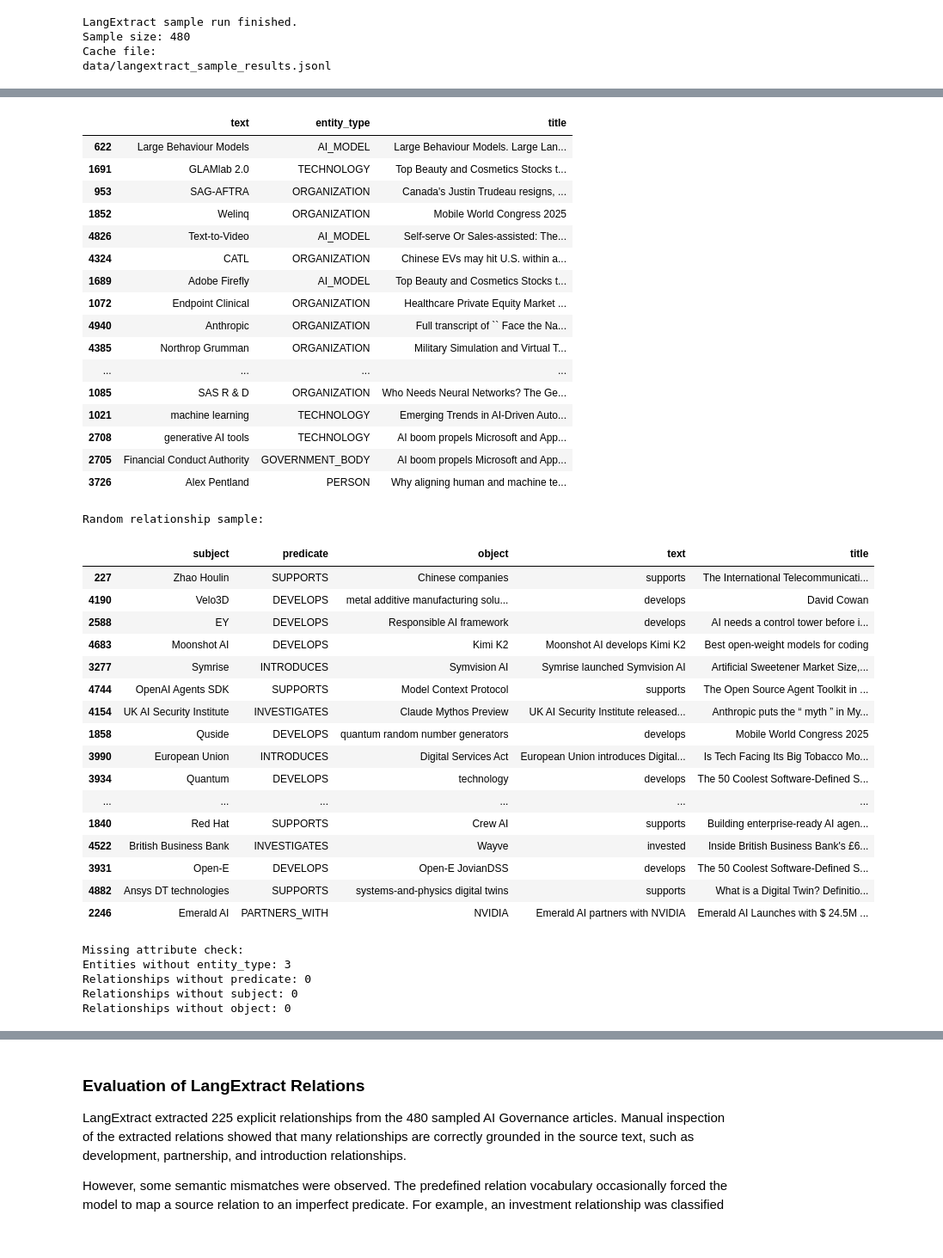
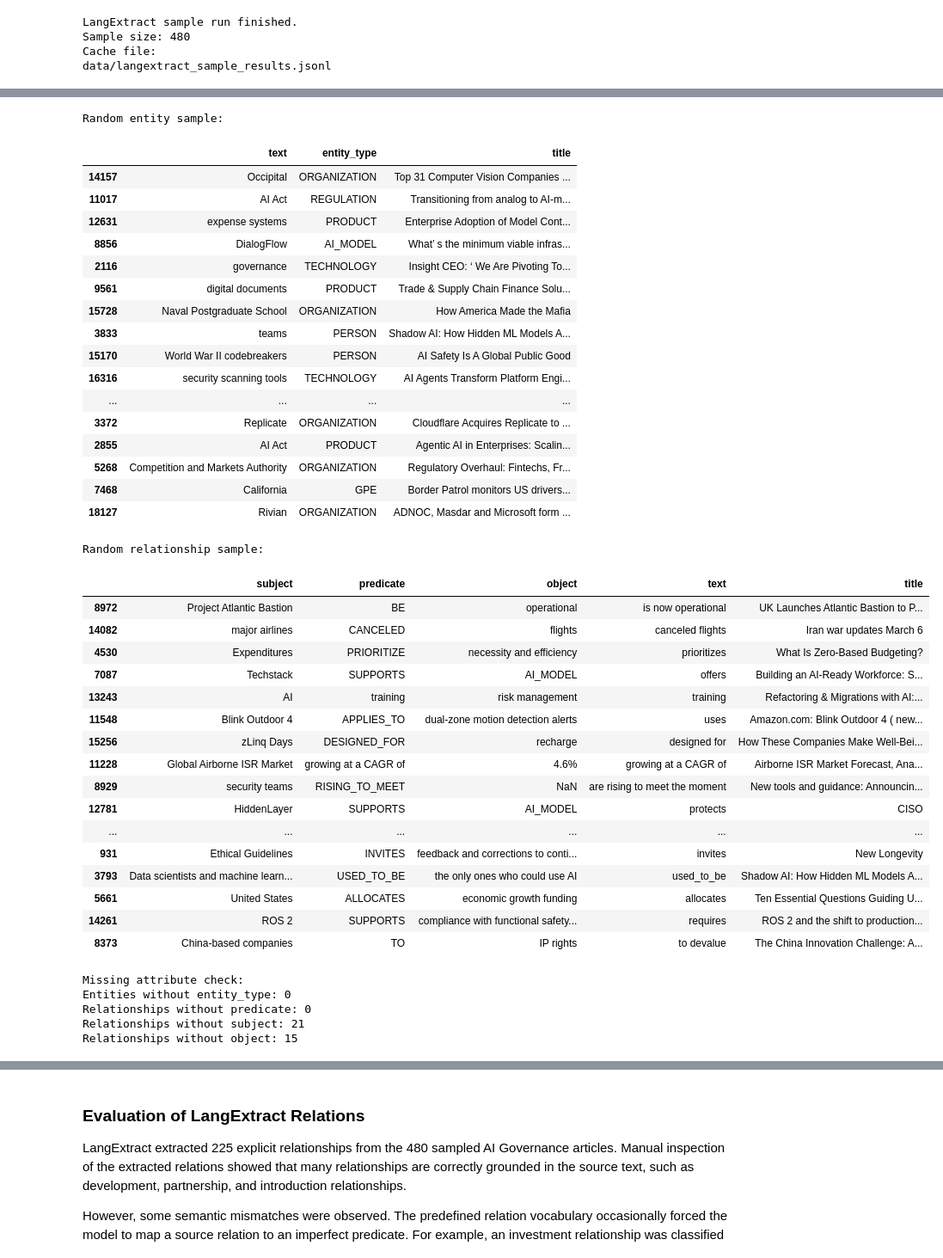
Before and after one commit to Pascingo/CTA-media-analysis, a Jupyter notebook: 01_Stage1_CLT.ipynb, the cells around one changed output, grey strips where cells are left out. Shown at 86% size. Saved outputs shown, nothing was run; the diff lists cells and outputs as text; code cells hidden in the pictures.

```diff
--- a/01_Stage1_CLT.ipynb
+++ b/01_Stage1_CLT.ipynb
@@ -1507,6 +1506,12 @@ Cache file:
 data/langextract_sample_results.jsonl
 # %%
 # Evaluate LangExtract results
+# Results of the local run (Ollama, gemma3:4b, 25 articles per month)
+LANGEXTRACT_CACHE_FILE = os.path.join(DATA_FOLDER, "langextract_ollama_25pm.jsonl")
+
+LANGEXTRACT_CACHE_FILE = "data/langextract_ollama_25pm.jsonl"
+
+
 # Load cached LangExtract records
 langextract_records = []
 
@@ -1769,43 +1783,44 @@ Random entity sample:
+Random entity sample:
 |  | text | entity_type | title |
-| 622 | Large Behaviour Models | AI_MODEL | Large Behaviour Models. Large Lan... |
-| 1691 | GLAMlab 2.0 | TECHNOLOGY | Top Beauty and Cosmetics Stocks t... |
-| 953 | SAG-AFTRA | ORGANIZATION | Canada's Justin Trudeau resigns, ... |
-| 1852 | Welinq | ORGANIZATION | Mobile World Congress 2025 |
-| 4826 | Text-to-Video | AI_MODEL | Self-serve Or Sales-assisted: The... |
-| 4324 | CATL | ORGANIZATION | Chinese EVs may hit U.S. within a... |
-| 1689 | Adobe Firefly | AI_MODEL | Top Beauty and Cosmetics Stocks t... |
-| 1072 | Endpoint Clinical | ORGANIZATION | Healthcare Private Equity Market ... |
-| 4940 | Anthropic | ORGANIZATION | Full transcript of `` Face the Na... |
-| 4385 | Northrop Grumman | ORGANIZATION | Military Simulation and Virtual T... |
+| 14157 | Occipital | ORGANIZATION | Top 31 Computer Vision Companies ... |
+| 11017 | AI Act | REGULATION | Transitioning from analog to AI-m... |
+| 12631 | expense systems | PRODUCT | Enterprise Adoption of Model Cont... |
+| 8856 | DialogFlow | AI_MODEL | What’ s the minimum viable infras... |
+| 2116 | governance | TECHNOLOGY | Insight CEO: ‘ We Are Pivoting To... |
+| 9561 | digital documents | PRODUCT | Trade & Supply Chain Finance Solu... |
+| 15728 | Naval Postgraduate School | ORGANIZATION | How America Made the Mafia |
+| 3833 | teams | PERSON | Shadow AI: How Hidden ML Models A... |
+| 15170 | World War II codebreakers | PERSON | AI Safety Is A Global Public Good |
+| 16316 | security scanning tools | TECHNOLOGY | AI Agents Transform Platform Engi... |
 | ... | ... | ... | ... |
-| 1085 | SAS R & D | ORGANIZATION | Who Needs Neural Networks? The Ge... |
-| 1021 | machine learning | TECHNOLOGY | Emerging Trends in AI-Driven Auto... |
-| 2708 | generative AI tools | TECHNOLOGY | AI boom propels Microsoft and App... |
-| 2705 | Financial Conduct Authority | GOVERNMENT_BODY | AI boom propels Microsoft and App... |
-| 3726 | Alex Pentland | PERSON | Why aligning human and machine te... |
+| 3372 | Replicate | ORGANIZATION | Cloudflare Acquires Replicate to ... |
+| 2855 | AI Act | PRODUCT | Agentic AI in Enterprises: Scalin... |
+| 5268 | Competition and Markets Authority | ORGANIZATION | Regulatory Overhaul: Fintechs, Fr... |
+| 7468 | California | GPE | Border Patrol monitors US drivers... |
+| 18127 | Rivian | ORGANIZATION | ADNOC, Masdar and Microsoft form ... |
-Random relationship sample:
+Random relationship sample:
 |  | subject | predicate | object | text | title |
-| 227 | Zhao Houlin | SUPPORTS | Chinese companies | supports | The International Telecommunicati... |
-| 4190 | Velo3D | DEVELOPS | metal additive manufacturing solu... | develops | David Cowan |
-| 2588 | EY | DEVELOPS | Responsible AI framework | develops | AI needs a control tower before i... |
-| 4683 | Moonshot AI | DEVELOPS | Kimi K2 | Moonshot AI develops Kimi K2 | Best open-weight models for coding |
-| 3277 | Symrise | INTRODUCES | Symvision AI | Symrise launched Symvision AI | Artificial Sweetener Market Size,... |
-| 4744 | OpenAI Agents SDK | SUPPORTS | Model Context Protocol | supports | The Open Source Agent Toolkit in ... |
-| 4154 | UK AI Security Institute | INVESTIGATES | Claude Mythos Preview | UK AI Security Institute released... | Anthropic puts the “ myth ” in My... |
-| 1858 | Quside | DEVELOPS | quantum random number generators | develops | Mobile World Congress 2025 |
-| 3990 | European Union | INTRODUCES | Digital Services Act | European Union introduces Digital... | Is Tech Facing Its Big Tobacco Mo... |
-| 3934 | Quantum | DEVELOPS | technology | develops | The 50 Coolest Software-Defined S... |
+| 8972 | Project Atlantic Bastion | BE | operational | is now operational | UK Launches Atlantic Bastion to P... |
+| 14082 | major airlines | CANCELED | flights | canceled flights | Iran war updates March 6 |
+| 4530 | Expenditures | PRIORITIZE | necessity and efficiency | prioritizes | What Is Zero-Based Budgeting? |
+| 7087 | Techstack | SUPPORTS | AI_MODEL | offers | Building an AI-Ready Workforce: S... |
+| 13243 | AI | training | risk management | training | Refactoring & Migrations with AI:... |
+| 11548 | Blink Outdoor 4 | APPLIES_TO | dual-zone motion detection alerts | uses | Amazon.com: Blink Outdoor 4 ( new... |
+| 15256 | zLinq Days | DESIGNED_FOR | recharge | designed for | How These Companies Make Well-Bei... |
+| 11228 | Global Airborne ISR Market | growing at a CAGR of | 4.6% | growing at a CAGR of | Airborne ISR Market Forecast, Ana... |
+| 8929 | security teams | RISING_TO_MEET | NaN | are rising to meet the moment | New tools and guidance: Announcin... |
+| 12781 | HiddenLayer | SUPPORTS | AI_MODEL | protects | CISO |
 | ... | ... | ... | ... | ... | ... |
-| 1840 | Red Hat | SUPPORTS | Crew AI | supports | Building enterprise-ready AI agen... |
-| 4522 | British Business Bank | INVESTIGATES | Wayve | invested | Inside British Business Bank's £6... |
-| 3931 | Open-E | DEVELOPS | Open-E JovianDSS | develops | The 50 Coolest Software-Defined S... |
-| 4882 | Ansys DT technologies | SUPPORTS | systems-and-physics digital twins | supports | What is a Digital Twin? Definitio... |
-| 2246 | Emerald AI | PARTNERS_WITH | NVIDIA | Emerald AI partners with NVIDIA | Emerald AI Launches with $ 24.5M ... |
+| 931 | Ethical Guidelines | INVITES | feedback and corrections to conti... | invites | New Longevity |
+| 3793 | Data scientists and machine learn... | USED_TO_BE | the only ones who could use AI | used_to_be | Shadow AI: How Hidden ML Models A... |
+| 5661 | United States | ALLOCATES | economic growth funding | allocates | Ten Essential Questions Guiding U... |
+| 14261 | ROS 2 | SUPPORTS | compliance with functional safety... | requires | ROS 2 and the shift to production... |
+| 8373 | China-based companies | TO | IP rights | to devalue | The China Innovation Challenge: A... |
-Missing attribute check:
-Entities without entity_type: 3
-Relationships without predicate: 0
-Relationships without subject: 0
-Relationships without object: 0
+Missing attribute check:
+Entities without entity_type: 0
+Relationships without predicate: 0
+Relationships without subject: 21
+Relationships without object: 15
 # %%
 # Validate LangExtract relations with source context
 def get_relation_context(row, window=250):
```
Also changed, not shown: parts of 17 cells of this notebook.
